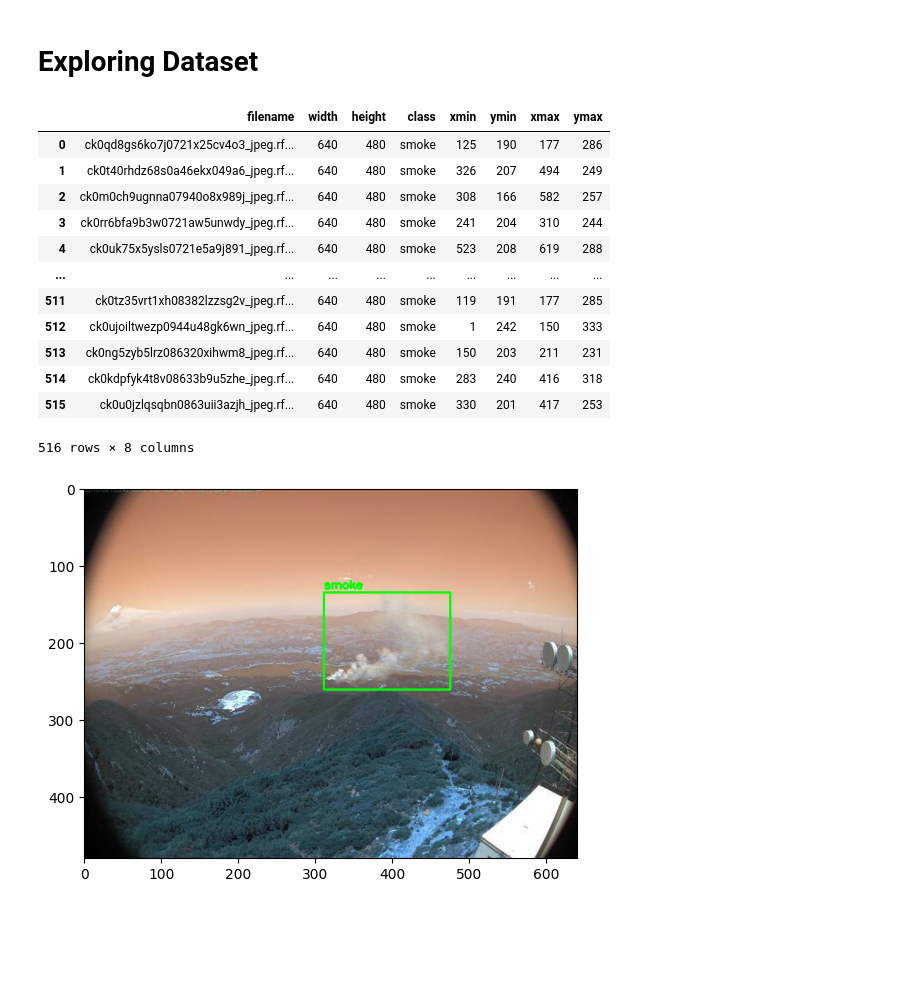
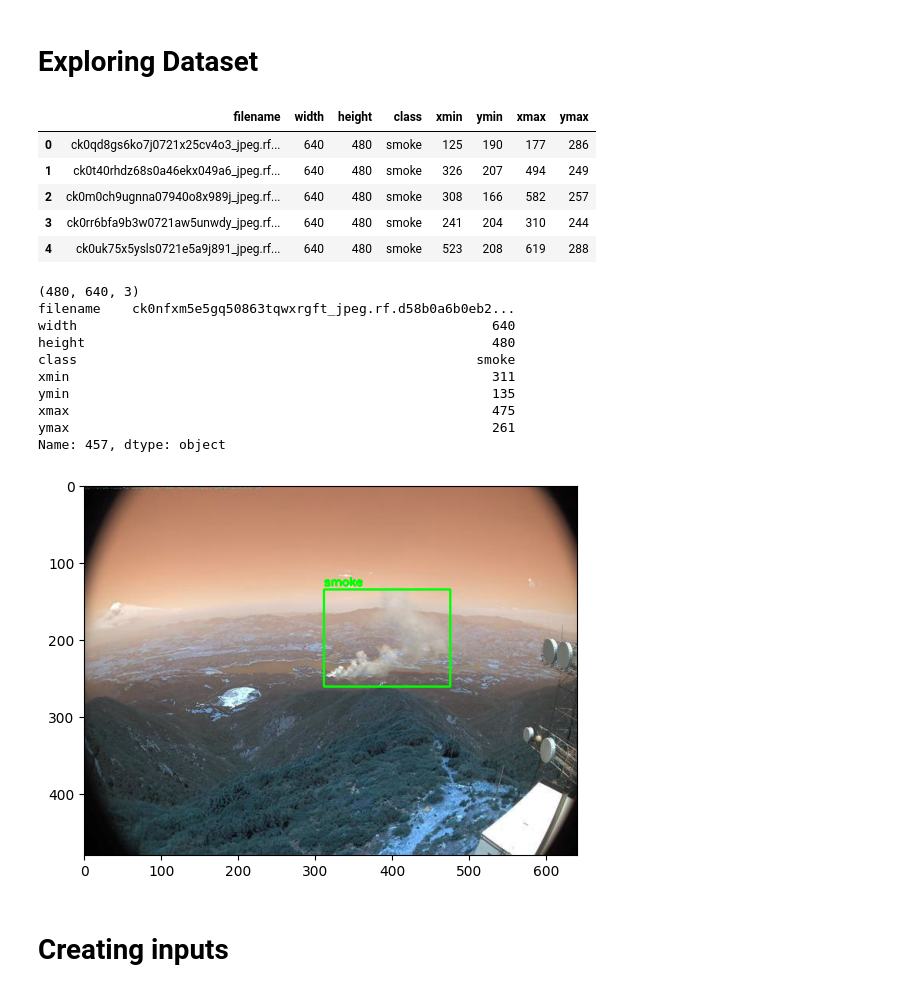
Before and after one commit to Shreyas1018/WildFireDetection, a Jupyter notebook: Wildfire.ipynb, the cells around one changed output. Cells and saved outputs as stored; diff of their text form; code cells hidden in the pictures; blank space fills up the shorter version.

```diff
--- a/Wildfire.ipynb
+++ b/Wildfire.ipynb
@@ -22,20 +25,14 @@ test_path = '/kaggle/input/wildfirev1/test'
 train_annot = pd.read_csv('/kaggle/input/wildfirev1/train/_annotations.csv')
 valid_annot = pd.read_csv('/kaggle/input/wildfirev1/valid/_annotations.csv')
 test_annot = pd.read_csv('/kaggle/input/wildfirev1/test/_annotations.csv')
-# %%
-train_annot
-# %% [output]
-|  | filename | width | height | class | xmin | ymin | xmax | ymax |
-| 0 | ck0qd8gs6ko7j0721x25cv4o3_jpeg.rf... | 640 | 480 | smoke | 125 | 190 | 177 | 286 |
-| 1 | ck0t40rhdz68s0a46ekx049a6_jpeg.rf... | 640 | 480 | smoke | 326 | 207 | 494 | 249 |
-| 2 | ck0m0ch9ugnna07940o8x989j_jpeg.rf... | 640 | 480 | smoke | 308 | 166 | 582 | 257 |
-| 3 | ck0rr6bfa9b3w0721aw5unwdy_jpeg.rf... | 640 | 480 | smoke | 241 | 204 | 310 | 244 |
-| 4 | ck0uk75x5ysls0721e5a9j891_jpeg.rf... | 640 | 480 | smoke | 523 | 208 | 619 | 288 |
-| ... | ... | ... | ... | ... | ... | ... | ... | ... |
-| 511 | ck0tz35vrt1xh08382lzzsg2v_jpeg.rf... | 640 | 480 | smoke | 119 | 191 | 177 | 285 |
-| 512 | ck0ujoiltwezp0944u48gk6wn_jpeg.rf... | 640 | 480 | smoke | 1 | 242 | 150 | 333 |
-| 513 | ck0ng5zyb5lrz086320xihwm8_jpeg.rf... | 640 | 480 | smoke | 150 | 203 | 211 | 231 |
-| 514 | ck0kdpfyk4t8v08633b9u5zhe_jpeg.rf... | 640 | 480 | smoke | 283 | 240 | 416 | 318 |
-| 515 | ck0u0jzlqsqbn0863uii3azjh_jpeg.rf... | 640 | 480 | smoke | 330 | 201 | 417 | 253 |
-516 rows × 8 columns
+# %%
+# Overview of annot.csv
+train_annot.head(5)
+# %% [output]
+|  | filename | width | height | class | xmin | ymin | xmax | ymax |
+| 0 | ck0qd8gs6ko7j0721x25cv4o3_jpeg.rf... | 640 | 480 | smoke | 125 | 190 | 177 | 286 |
+| 1 | ck0t40rhdz68s0a46ekx049a6_jpeg.rf... | 640 | 480 | smoke | 326 | 207 | 494 | 249 |
+| 2 | ck0m0ch9ugnna07940o8x989j_jpeg.rf... | 640 | 480 | smoke | 308 | 166 | 582 | 257 |
+| 3 | ck0rr6bfa9b3w0721aw5unwdy_jpeg.rf... | 640 | 480 | smoke | 241 | 204 | 310 | 244 |
+| 4 | ck0uk75x5ysls0721e5a9j891_jpeg.rf... | 640 | 480 | smoke | 523 | 208 | 619 | 288 |
 # %%
@@ -54,10 +53,26 @@ def visualize_annotations(image, annotations):
     return image
 # %%
 for i in os.listdir(train_path)[2:]:
+
     img = cv2.imread(os.path.join(train_path, i), cv2.IMREAD_COLOR)
+    print(img.shape)
     image_annotations = train_annot[train_annot['filename'] == i]
-    annotated_image = visualize_annotations(img, image_annotations)
+
+    annotated_image = Bounding_box(img, image_annotations)
+
     plt.imshow(annotated_image)
     break
 # %% [output]
+(480, 640, 3)
+filename    ck0nfxm5e5gq50863tqwxrgft_jpeg.rf.d58b0a6b0eb2...
+width                                                     640
+height                                                    480
+class                                                   smoke
+xmin                                                      311
+ymin                                                      135
+xmax                                                      475
+ymax                                                      261
+Name: 457, dtype: object
 [figure]
+# %% [markdown]
+# Creating inputs
```
Also changed, not shown: parts of 12 cells of this notebook.
